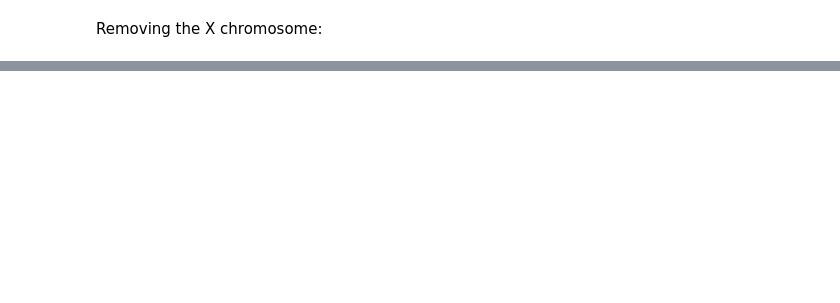
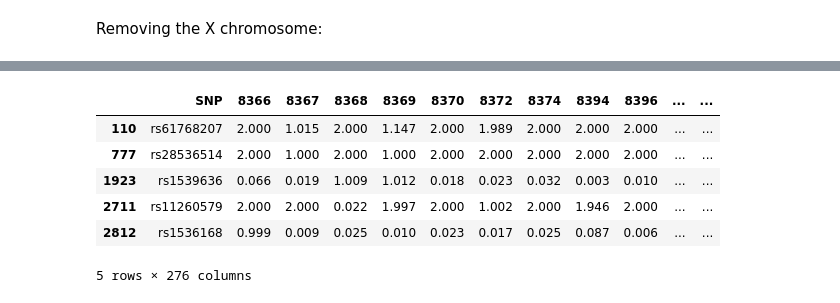
Before and after one commit to wilcas/sex_specific_mQTL, a Jupyter notebook: delahaye_mQTL_analyses/mQTL_exploration_filtering.ipynb, the cells around one changed output, grey strips where cells are left out. Saved outputs shown, nothing was run; the diff lists cells and outputs as text; code cells hidden in the pictures; blank space fills up the shorter version.

```diff
--- a/delahaye_mQTL_analyses/mQTL_exploration_filtering.ipynb
+++ b/delahaye_mQTL_analyses/mQTL_exploration_filtering.ipynb
@@ -201,11 +208,11 @@ def maf_filter(geno, N, maf): # SNP, genotypes, subjects
     return geno['SNP'][(freq >= maf) & (freq <= (1.0 - maf))]
 
 def dosage_filter(dosage_freq, N, maf):
-    filt = dosage_freq / N
-    filt0 = (filt[[0]] >= maf).to_numpy().flatten() & (filt[[0]] <= (1.0 - maf)).to_numpy().flatten()
-    filt1 = (filt[[1]] >= maf).to_numpy().flatten() & (filt[[1]] <= (1.0 - maf)).to_numpy().flatten()
-    filt2 = (filt[[2]] >= maf).to_numpy().flatten() & (filt[[2]] <= (1.0 - maf)).to_numpy().flatten()
-    return dosage_freq.index[filt0 & filt1 & filt2]
+    filt1 = dosage_freq / N >= maf
+    filt2 = dosage_freq / N <= (1.0 - maf)
+    ix1 = filt1.apply(np.all,axis=1).to_numpy().flatten()
+    ix2 = filt2.apply(np.all,axis=1).to_numpy().flatten()
+    return dosage_freq.index[ix1 & ix2]
 
 male_ix = metadata[metadata['id'] == "Sex"].iloc[:,1:] == 1
 female_ix = metadata[metadata['id'] == "Sex"].iloc[:,1:] == 0
@@ -489,0 +508,10 @@ There are a few relevant factors here when I'm concerned less with getting a lar
+# %%
+methylation = dd.read_csv("../../delahaye_QC/matrix_eqtl_data/methylation_matrixeQTL.txt", sep='\s+')
+aFC_df_robust = pd.read_csv("../../delahaye_QC/delahaye_robust_regression_fdr_hits.txt", sep='\s+')
+threshold = delahaye_hits_sex['p-value'].max()
+dosage_filter = np.intersect1d(male_dosage_01,female_dosage_01)
+dosage_filter_05 = np.intersect1d(male_dosage_05,female_dosage_05)
+delahaye_sex_to_plot_chr = aFC_df[(aFC_df['p-value'] < threshold) & (aFC_df['SNP'].isin(all_05))]
+delahaye_sex_to_plot_int = aFC_df_robust[((aFC_df_robust['res_f'] < threshold) | (aFC_df_robust['res_m'] < threshold)) & (aFC_df_robust['SNP'].isin(dosage_filter))]
+sbmqtl_genotypes = genotypes[genotypes['SNP'].isin(delahaye_sex_to_plot_int['SNP'])]
+sbmqtl_methylation = methylation[methylation['cpg'].isin(delahaye_sex_to_plot_int['gene'])].compute()
@@ -489,0 +622,10 @@ There are a few relevant factors here when I'm concerned less with getting a lar
+# %%
+sbmqtl_genotypes.head()
+# %% [output]
+|  | SNP | 8366 | 8367 | 8368 | 8369 | 8370 | 8372 | 8374 | 8394 | 8396 | ... | ... |
+| 110 | rs61768207 | 2.000 | 1.015 | 2.000 | 1.147 | 2.000 | 1.989 | 2.000 | 2.000 | 2.000 | ... | ... |
+| 777 | rs28536514 | 2.000 | 1.000 | 2.000 | 1.000 | 2.000 | 2.000 | 2.000 | 2.000 | 2.000 | ... | ... |
+| 1923 | rs1539636 | 0.066 | 0.019 | 1.009 | 1.012 | 0.018 | 0.023 | 0.032 | 0.003 | 0.010 | ... | ... |
+| 2711 | rs11260579 | 2.000 | 2.000 | 0.022 | 1.997 | 2.000 | 1.002 | 2.000 | 1.946 | 2.000 | ... | ... |
+| 2812 | rs1536168 | 0.999 | 0.009 | 0.025 | 0.010 | 0.023 | 0.017 | 0.025 | 0.087 | 0.006 | ... | ... |
+5 rows × 276 columns
```
Also changed, not shown: parts of 22 cells of this notebook, 2 other files.
